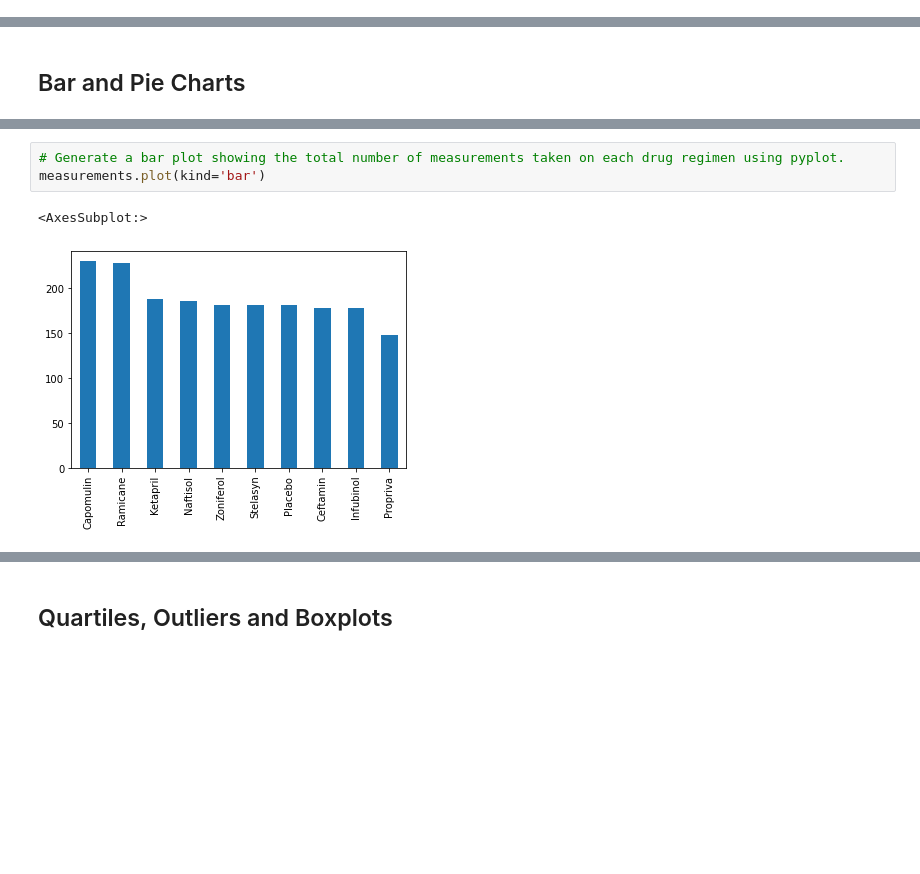
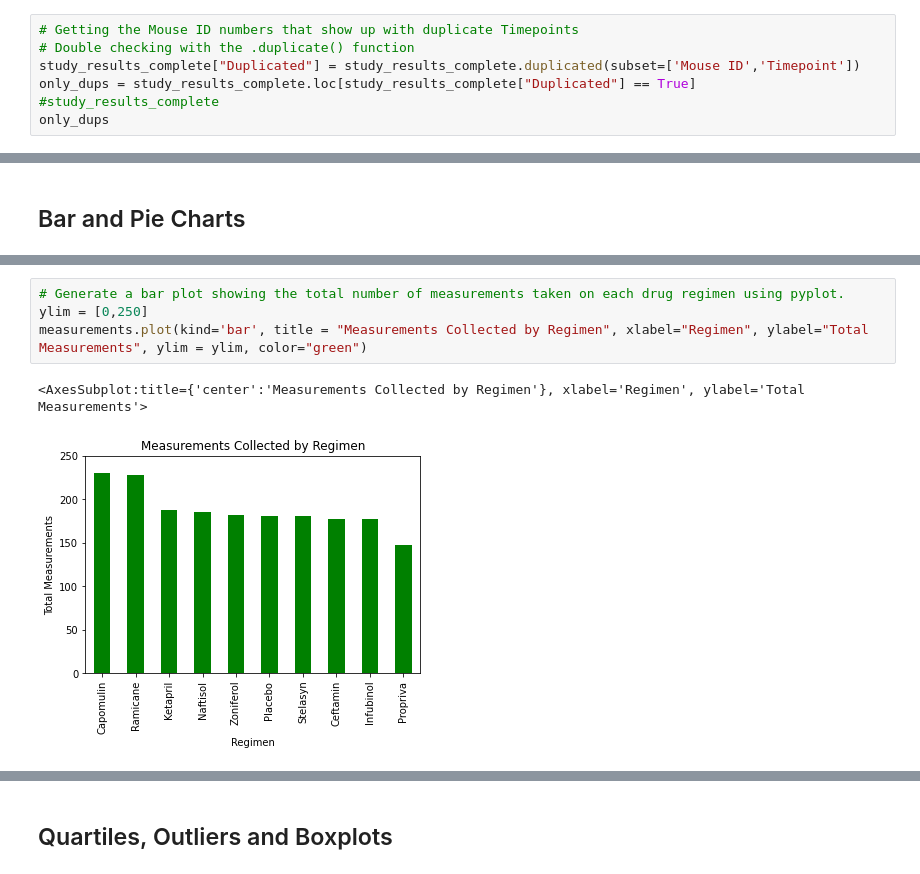
Before and after one commit to pulliam-chris/Matplotlib-Pharma, a Jupyter notebook: pymaceuticals_main.ipynb, the cells around one changed output, grey strips where cells are left out. Cells and saved outputs as stored; diff of their text form; blank space fills up the shorter version.

Commit message:
checking duplicates with dup function, bar and pie graph aesthetics, code needs comments and cleaning

```diff
--- a/pymaceuticals_main.ipynb
+++ b/pymaceuticals_main.ipynb
@@ -88,3 +88,10 @@ only_dups_df
 |  | 10 | 2 |
 |  | 15 | 2 |
 |  | 20 | 2 |
+# %%
+# Getting the Mouse ID numbers that show up with duplicate Timepoints
+# Double checking with the .duplicate() function
+study_results_complete["Duplicated"] = study_results_complete.duplicated(subset=['Mouse ID','Timepoint'])
+only_dups = study_results_complete.loc[study_results_complete["Duplicated"] == True]
+#study_results_complete
+only_dups
@@ -223,8 +231,9 @@ Name: Drug Regimen, dtype: int64
 # %%
 # Generate a bar plot showing the total number of measurements taken on each drug regimen using pyplot.
-measurements.plot(kind='bar')
+ylim = [0,250]
+measurements.plot(kind='bar', title = "Measurements Collected by Regimen", xlabel="Regimen", ylabel="Total Measurements", ylim = ylim, color="green")
 # %% [output]
-<AxesSubplot:>
+<AxesSubplot:title={'center':'Measurements Collected by Regimen'}, xlabel='Regimen', ylabel='Total Measurements'>
-[figure, old version]
+[figure, new version]
 # %%
 # Generate a pie plot showing the distribution of female versus male mice using pandas
```
Also changed, not shown: parts of 5 cells of this notebook.
